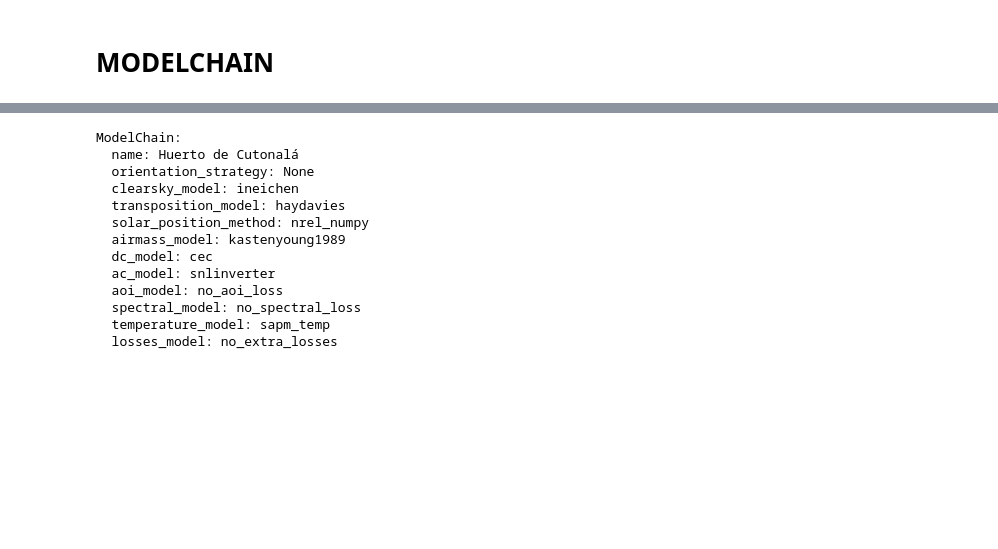
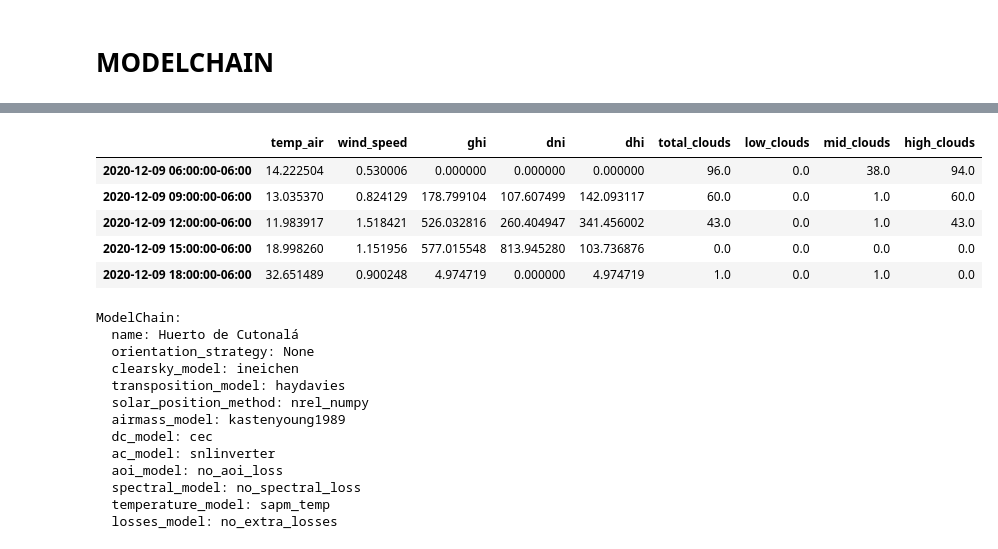
Before and after one commit to Vesino/pvlib_tesis, a Jupyter notebook: ModelChain.ipynb, the cells around one changed output, grey strips where cells are left out. Cells and saved outputs as stored; diff of their text form; code cells hidden in the pictures; blank space fills up the shorter version.

```diff
--- a/ModelChain.ipynb
+++ b/ModelChain.ipynb
@@ -72,7 +112,14 @@ fm = GFS()
 forecast_data = fm.get_processed_data(latitude, longitude, start, end)
 # %%
 #pd.set_option('display.max_columns', None)
-#forecast_data.head()
+forecast_data.head()
+# %% [output]
+|  | temp_air | wind_speed | ghi | dni | dhi | total_clouds | low_clouds | mid_clouds | high_clouds |
+| 2020-12-09 06:00:00-06:00 | 14.222504 | 0.530006 | 0.000000 | 0.000000 | 0.000000 | 96.0 | 0.0 | 38.0 | 94.0 |
+| 2020-12-09 09:00:00-06:00 | 13.035370 | 0.824129 | 178.799104 | 107.607499 | 142.093117 | 60.0 | 0.0 | 1.0 | 60.0 |
+| 2020-12-09 12:00:00-06:00 | 11.983917 | 1.518421 | 526.032816 | 260.404947 | 341.456002 | 43.0 | 0.0 | 1.0 | 43.0 |
+| 2020-12-09 15:00:00-06:00 | 18.998260 | 1.151956 | 577.015548 | 813.945280 | 103.736876 | 0.0 | 0.0 | 0.0 | 0.0 |
+| 2020-12-09 18:00:00-06:00 | 32.651489 | 0.900248 | 4.974719 | 0.000000 | 4.974719 | 1.0 | 0.0 | 1.0 | 0.0 |
 # %%
 ghi = forecast_data['ghi']
 dni = forecast_data['dni']
```
Also changed, not shown: parts of 6 cells of this notebook.
